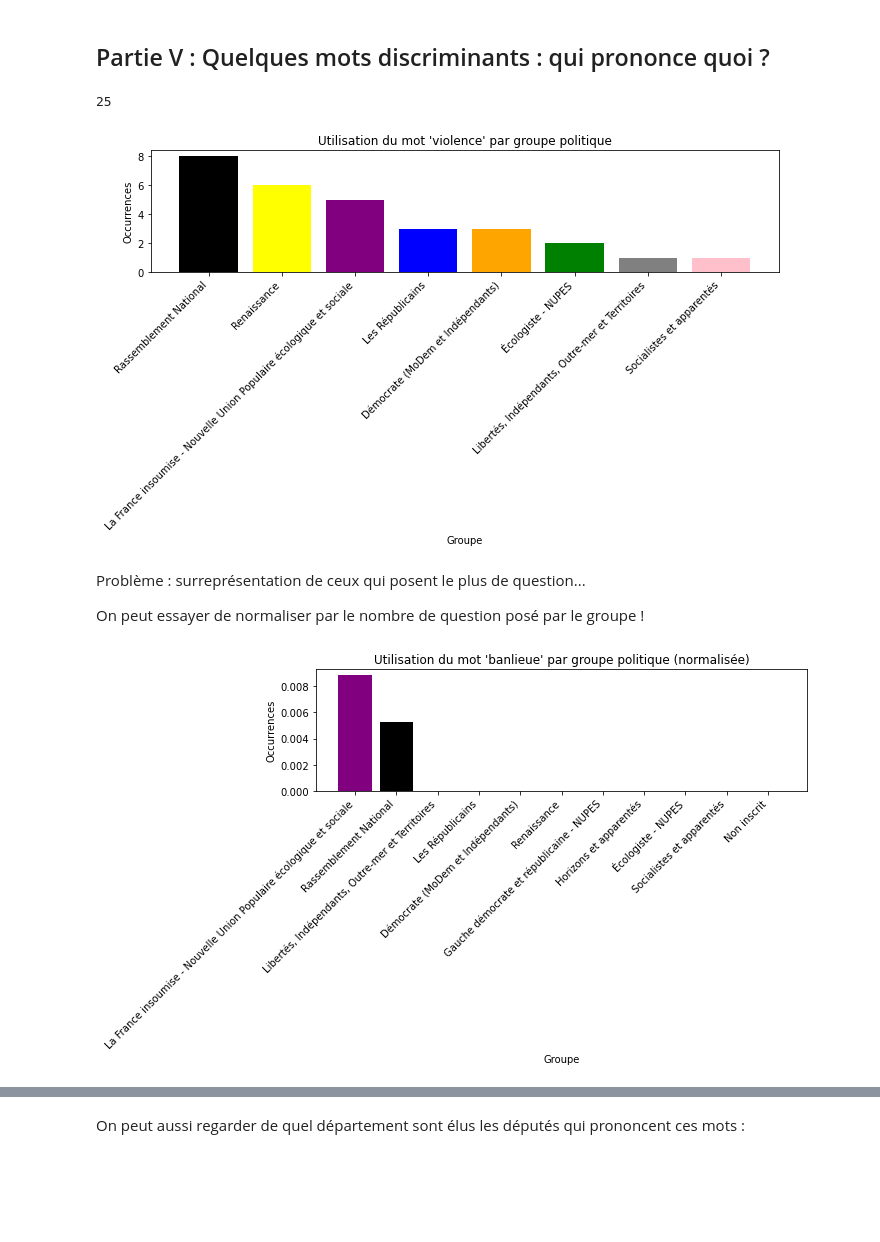
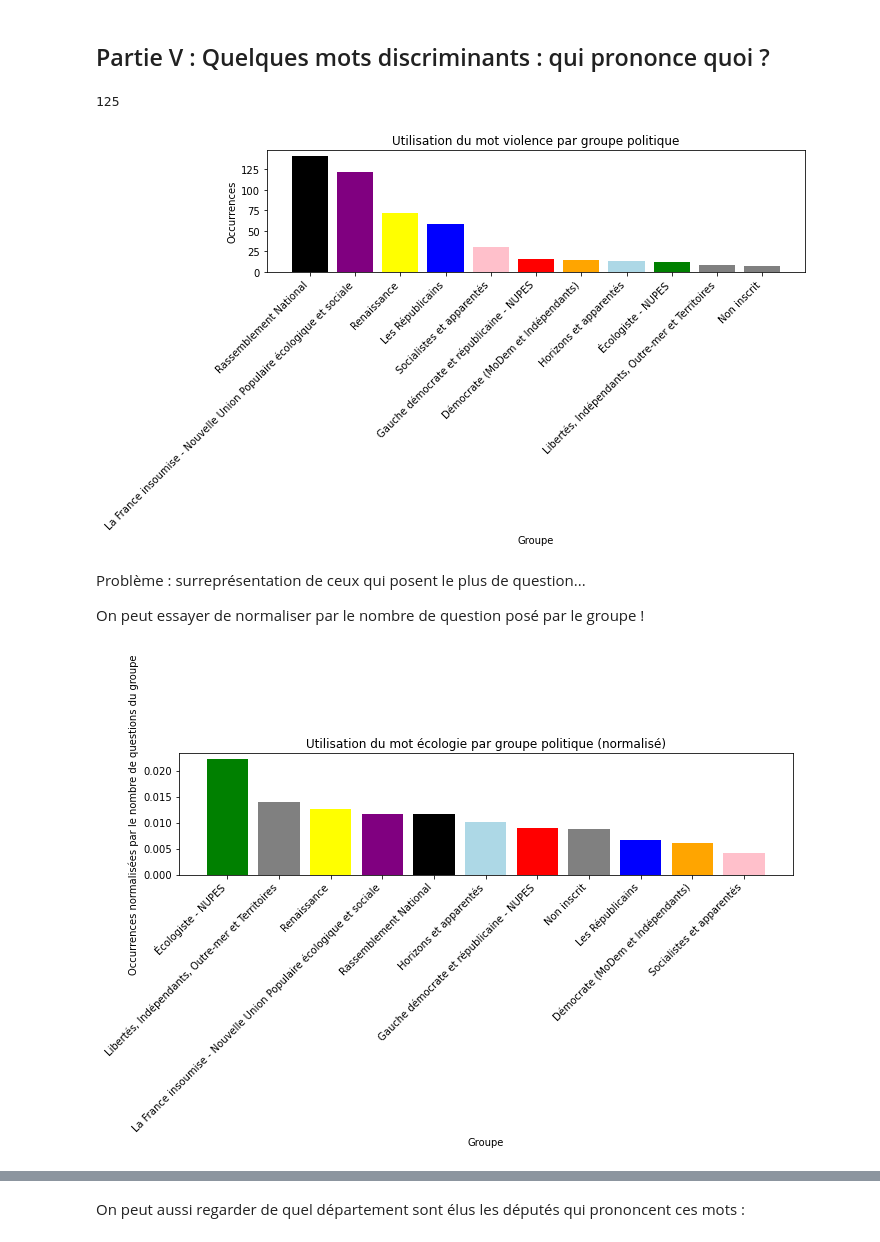
Before and after one commit to jcomperatore/PythonPourLaDataScience, a Jupyter notebook: Statistiques descriptives/Statistiques_descriptives.ipynb, the cells around one changed output, grey strips where cells are left out. Saved outputs shown, nothing was run; the diff lists cells and outputs as text; code cells hidden in the pictures; blank space fills up the shorter version.

Commit message:
STAT DES graphiques finaux - à commenter

```diff
--- a/Statistiques descriptives/Statistiques_descriptives.ipynb
+++ b/Statistiques descriptives/Statistiques_descriptives.ipynb
@@ -49,11 +52,20 @@ dict_couleurs = {'Libertés, Indépendants, Outre-mer et Territoires': 'grey',
 default_color = 'blue'
 # %% [markdown]
 Importation de la donnée nécessaire pour la suite :
+# %%
+# Current directory
+current_dir = os.path.dirname('Statistiques descriptives')
+
+# Relative path to the target file
+relative_path = os.path.join('..', 'Datascrapping', 'data_cleaned.csv')
+
+# Absolute path to the target file
+absolute_path = os.path.abspath(os.path.join(current_dir, relative_path))
 # %%
 # Charger le fichier CSV dans un DataFrame
-df_questions = pd.read_csv('/Users/iokanaanbelfis-simon/PythonPourLaDataScience/Datascrapping/data_cleaned.csv', encoding='utf-8', sep='|')
+df_questions = pd.read_csv(absolute_path, encoding='utf-8', sep='|')
 
 # Afficher les premières lignes du DataFrame
-df_questions.head()
+df_questions.tail()
 # %% [output]
 |  | id | groupe | nom | ministère_interrogé | rubrique | titre | date | question | question_clean |
@@ -197,5 +218,5 @@ plt.axis("off")
 # %%
 occurrences.get("violence")
 # %% [output]
-25
+125
 # %%
@@ -207,24 +236,31 @@ def qui_prononce_quoi(target_word):
 # %%
-qui_prononce_quoi('violence')
+qui_prononce_quoi(['violence'])
 # %% [output]
-[figure, old version]
+[figure, new version]
 # %% [markdown]
 Problème : surreprésentation de ceux qui posent le plus de question...
 
 On peut essayer de normaliser par le nombre de question posé par le groupe !
 # %%
-def qui_prononce_quoi_normalise(target_word):
-    filtered_rows = df_questions[df_questions['question_clean'].str.contains(target_word)]
+def qui_prononce_quoi_normalise(target_words):
+    filtered_rows = df_questions[df_questions['question_clean'].str.contains('|'.join(target_words))]
     selection_lignes = filtered_rows['groupe'].tolist()
     dico_prononce = Counter(selection_lignes)
     questions_par_groupe = Counter(df_questions['groupe'].tolist())
 
     dico_prononce_normalise = Counter({key : dico_prononce[key] / questions_par_groupe[key] for key in questions_par_groupe})
 
+    #On adapte le titre
+    if len(target_words) == 1:
+        title = f"Utilisation du mot {target_words[0]} par groupe politique (normalisé)"
+    else:
+        # Join multiple words with a comma and an 'et' before the last word
+        title = f"Utilisation des mots \n {', '.join(target_words[:-1])} et {target_words[-1]} par groupe politique \n (normalisé)"
 
-    plot_top_n_keys(dico_prononce_normalise, n=30, x="Groupe", y="Occurrences", title = f"Utilisation du mot '{target_word}' par groupe politique (normalisée)")
+
+    plot_top_n_keys(dico_prononce_normalise, n=30, x="Groupe", y="Occurrences normalisées par le nombre de questions du groupe", title = title)
 # %%
-qui_prononce_quoi_normalise('banlieue')
+qui_prononce_quoi_normalise(['écologie'])
 # %% [output]
-[figure, old version]
+[figure, new version]
 # %%
```
Also changed, not shown: parts of 22 cells of this notebook.
